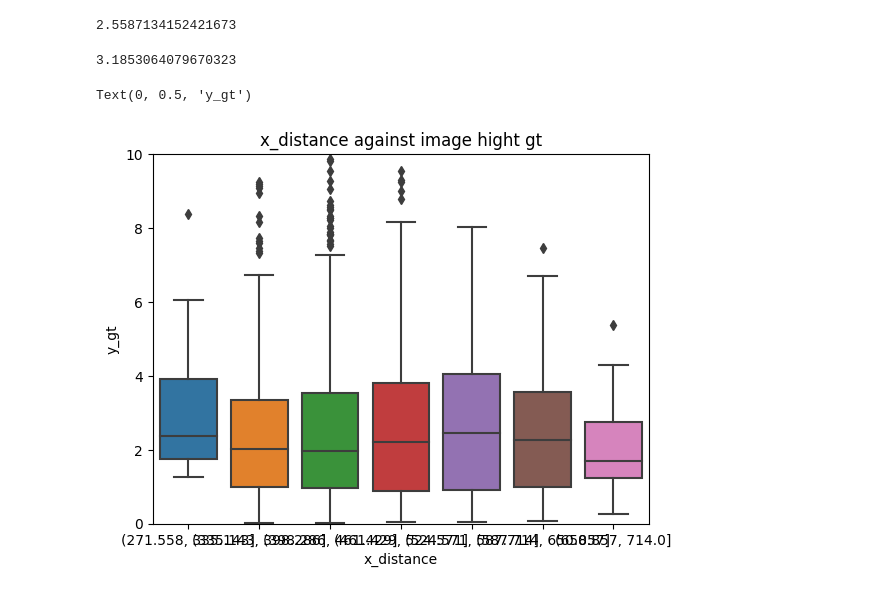
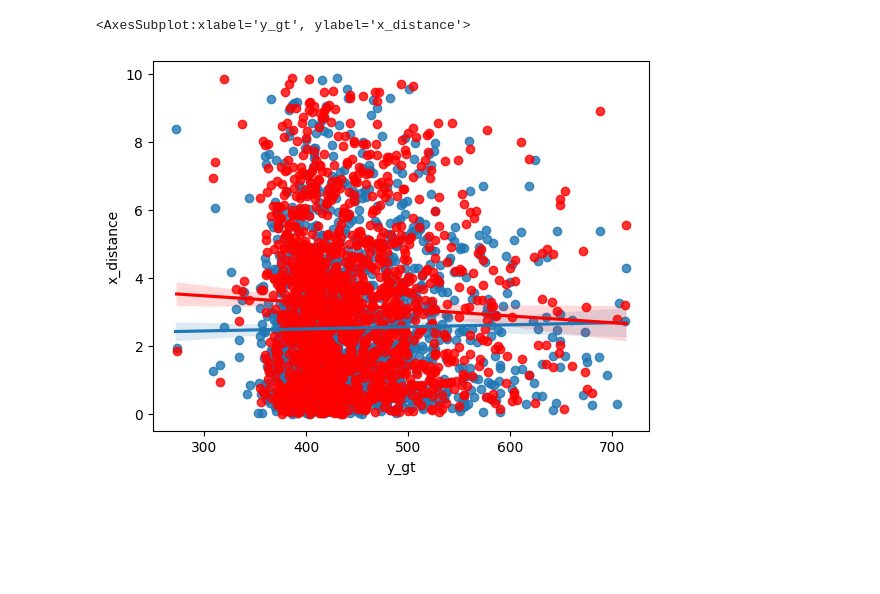
Before and after one commit to RomainFrog/PoleBaseDetection, a Jupyter notebook: dev/EDA_detr.ipynb, the cells around one changed output. Cells and saved outputs as stored; diff of their text form; code cells hidden in the pictures; blank space fills up the shorter version.

```diff
--- a/dev/EDA_detr.ipynb
+++ b/dev/EDA_detr.ipynb
@@ -97,22 +122,9 @@ Text(0, 0.5, 'y_gt')
 # %%
-dfnl['x_distance'].mean()
+order = 1
+sns.regplot(x='y_gt', y='x_distance', data=dfnl, order=order)
+
+# regplot with blue points and red line
+sns.regplot(x='y_gt', y='x_distance', data=dfl, order=order, color='red')
 # %% [output]
-2.5587134152421673
+<AxesSubplot:xlabel='y_gt', ylabel='x_distance'>
+[figure, added]
-# %%
-dfl['x_distance'].mean()
-# %% [output]
-3.1853064079670323
-# %%
-df = pd.read_csv('matching_detr_oap_r101_eos005_nod.csv')
-df['l1_distance'] = df.apply(lambda row: abs(row['x_gt'] - row['x_pred']) + abs(row['y_gt'] - row['y_pred']), axis=1)
-df['x_distance'] = df.apply(lambda row: abs(row['x_gt'] - row['x_pred']), axis=1)
-df['y_gt_bin'] = pd.cut(df['y_gt'], bins=7)
-
-sns.boxplot(x='y_gt_bin', y='x_distance', data=df)
-plt.title('x_distance against image hight gt')
-plt.ylim(0,10)
-plt.xlabel('x_distance')
-plt.ylabel('y_gt')
-# %% [output]
-Text(0, 0.5, 'y_gt')
-[figure, removed]
```
Also changed, not shown: parts of 17 cells of this notebook, 1 other file.
